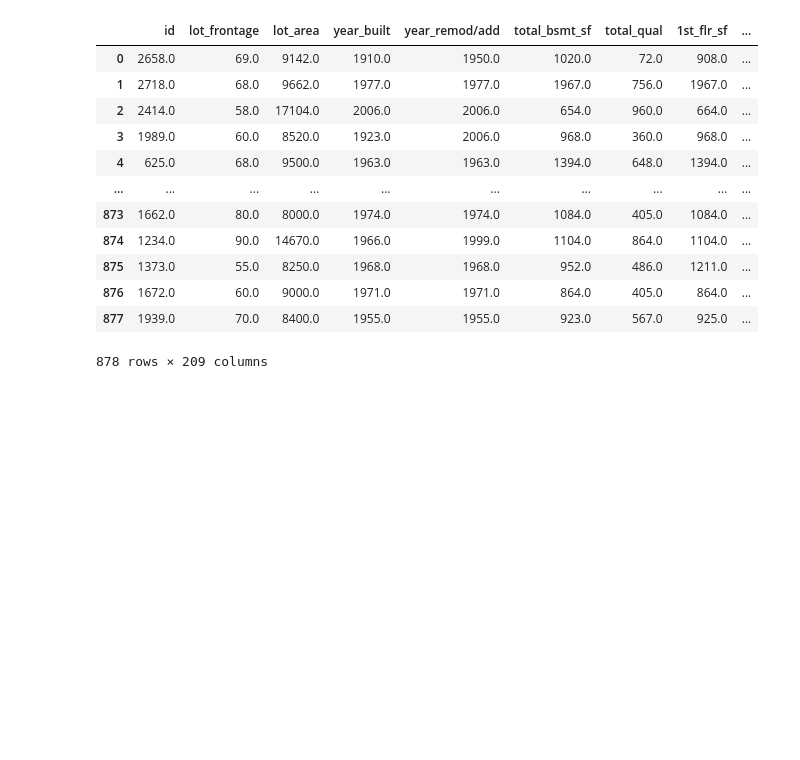
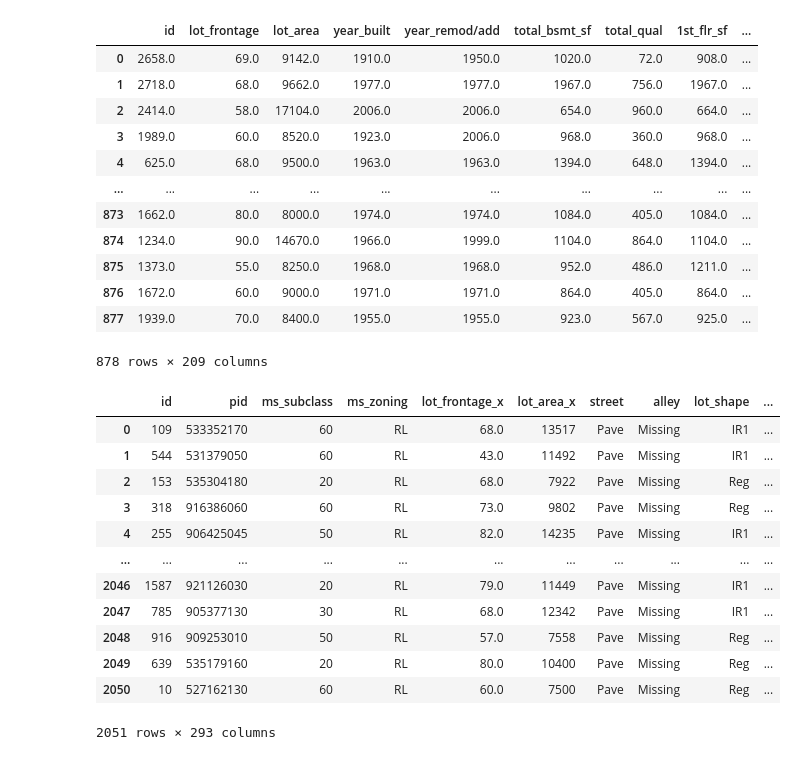
Before and after one commit to robbherndon/Ames-Housing, a Jupyter notebook: Untitled Folder/Notebook for pre-processing.ipynb, the cells around one changed output. Cells and saved outputs as stored; diff of their text form; code cells hidden in the pictures; blank space fills up the shorter version.

Commit message:
poly and dummy done

```diff
--- a/Untitled Folder/Notebook for pre-processing.ipynb
+++ b/Untitled Folder/Notebook for pre-processing.ipynb
@@ -175,4 +218,5 @@ X_test = test[features]
 #Instantiate for train
 from sklearn.preprocessing import StandardScaler, PolynomialFeatures
 poly = PolynomialFeatures(include_bias=False)
-poly.fit(X_train)
+# Create X_poly for train
+X_poly_train = poly.fit_transform(X_train)
@@ -181,3 +223,3 @@ PolynomialFeatures(include_bias=False)
 # %%
 #Instantiate for test
-poly.fit(X_test)
+X_poly_test = poly.transform(X_test)
@@ -212,7 +252,7 @@ poly.get_feature_names(features)
  'open_porch_sf^2']
 # %%
 # Create poly_train Dataframe
-poly_train = pd.DataFrame(X_poly, columns=poly.get_feature_names(features))
+poly_train = pd.DataFrame(X_poly_train, columns=poly.get_feature_names(features))
 poly_train
 # %% [output]
 |  | id | lot_frontage | lot_area | year_built | year_remod/add | total_bsmt_sf | total_qual | 1st_flr_sf | ... |
@@ -248,6 +288,21 @@ poly_test
 878 rows × 209 columns
 # %%
 # Merge original train DF with poly_train to get new DF
-train_and_poly = train.merge(poly_train, how="inner", on="id")
+train_and_poly = pd.merge(train, poly_train, on="id")
+train_and_poly
+# %% [output]
+|  | id | pid | ms_subclass | ms_zoning | lot_frontage_x | lot_area_x | street | alley | lot_shape | ... |
+| 0 | 109 | 533352170 | 60 | RL | 68.0 | 13517 | Pave | Missing | IR1 | ... |
+| 1 | 544 | 531379050 | 60 | RL | 43.0 | 11492 | Pave | Missing | IR1 | ... |
+| 2 | 153 | 535304180 | 20 | RL | 68.0 | 7922 | Pave | Missing | Reg | ... |
+| 3 | 318 | 916386060 | 60 | RL | 73.0 | 9802 | Pave | Missing | Reg | ... |
+| 4 | 255 | 906425045 | 50 | RL | 82.0 | 14235 | Pave | Missing | IR1 | ... |
+| ... | ... | ... | ... | ... | ... | ... | ... | ... | ... | ... |
+| 2046 | 1587 | 921126030 | 20 | RL | 79.0 | 11449 | Pave | Missing | IR1 | ... |
+| 2047 | 785 | 905377130 | 30 | RL | 68.0 | 12342 | Pave | Missing | IR1 | ... |
+| 2048 | 916 | 909253010 | 50 | RL | 57.0 | 7558 | Pave | Missing | Reg | ... |
+| 2049 | 639 | 535179160 | 20 | RL | 80.0 | 10400 | Pave | Missing | Reg | ... |
+| 2050 | 10 | 527162130 | 60 | RL | 60.0 | 7500 | Pave | Missing | Reg | ... |
+2051 rows × 293 columns
 # %%
 # Merge original test DF with poly_test DF to get new DF
```
Also changed, not shown: parts of 18 cells of this notebook, 12 other files.
